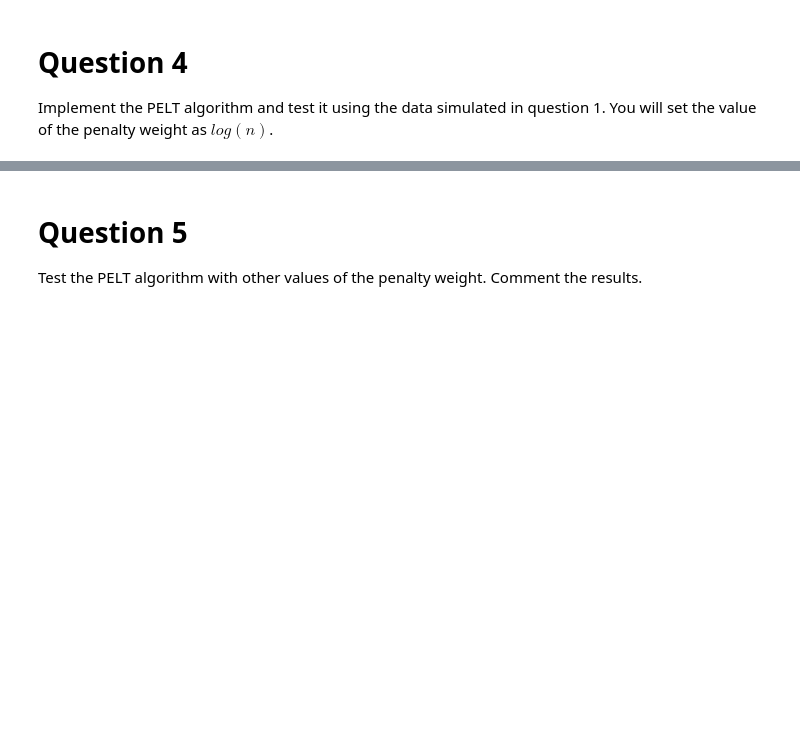
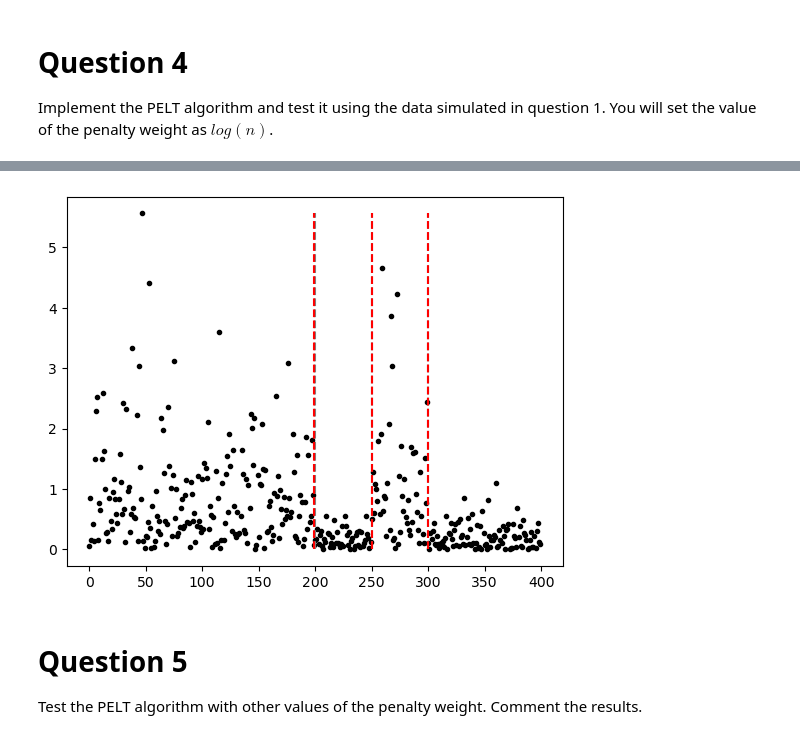
Before and after one commit to LazaroDGM/change-point-optative, a Jupyter notebook: changepoint.ipynb, the cells around one changed output, grey strips where cells are left out. Drawn from its saved outputs; the diff is of its cells as text; code cells hidden in the pictures; blank space fills up the shorter version.

```diff
--- a/changepoint.ipynb
+++ b/changepoint.ipynb
@@ -104,3 +108,41 @@ plot_time_series(time_series, change_points, approx_change_points[:-1])
 # Question 4
 
 Implement the PELT algorithm and test it using the data simulated in question 1. You will set the value of the penalty weight as $log(n)$.
+# %%
+def PELT(points, cost_func, penalty= None, n_min=2, K= 0):
+
+    n = len(points)
+    F = np.zeros(n, np.float32)
+
+    if penalty is None:
+        penalty = np.log(n)
+
+    for i in range(n_min):
+        F[i] = - penalty
+    CP = np.zeros(n, np.int32)
+    R = np.array([0], dtype=np.int32)
+
+    for t_accent in range(n_min, n):
+
+        np.array(F[t_accent])
+        interval_costs = np.zeros(R.shape[0], np.float32)
+        for i, change_point_cand in enumerate(R):
+            interval_costs[i] = F[change_point_cand] + cost_func(points[change_point_cand: t_accent])
+
+        F[t_accent] = min(interval_costs + penalty)
+        CP[t_accent] = R[np.argmin(interval_costs + penalty)]
+
+        R_new = []
+        for i, val in enumerate(interval_costs):
+            if val + K < F[t_accent]:
+                R_new.append(R[i])
+        R_new.append(t_accent)
+        R = np.array(R_new, dtype=np.int32)
+
+    finals_CP = []
+    last = CP[-1]
+    while last > 0:
+        finals_CP.append(last)
+        last = CP[last]
+    finals_CP.reverse()
+    return finals_CP
@@ -107,3 +154,7 @@ Implement the PELT algorithm and test it using the data simulated in question 1.
+# %%
+plot_time_series(time_series, change_points, approx_change_points_PELT)
+# %% [output]
+[figure, added]
 # %% [markdown]
 # Question 5
 
```
Also changed, not shown: parts of 5 cells of this notebook.
